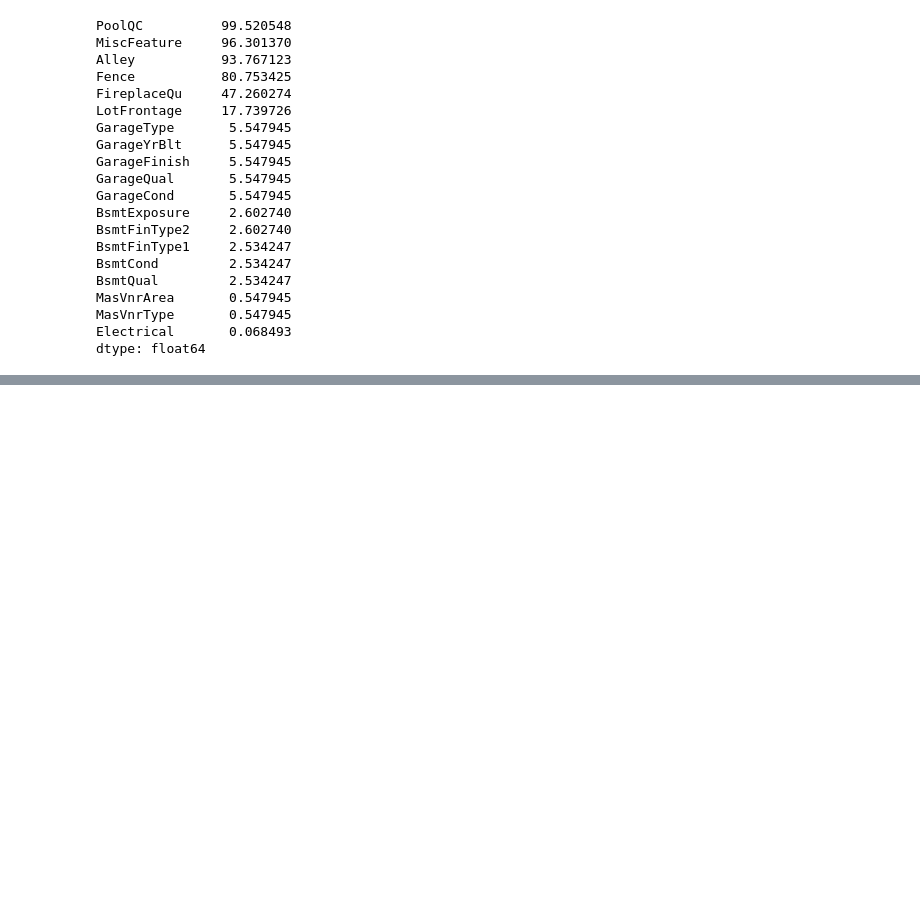
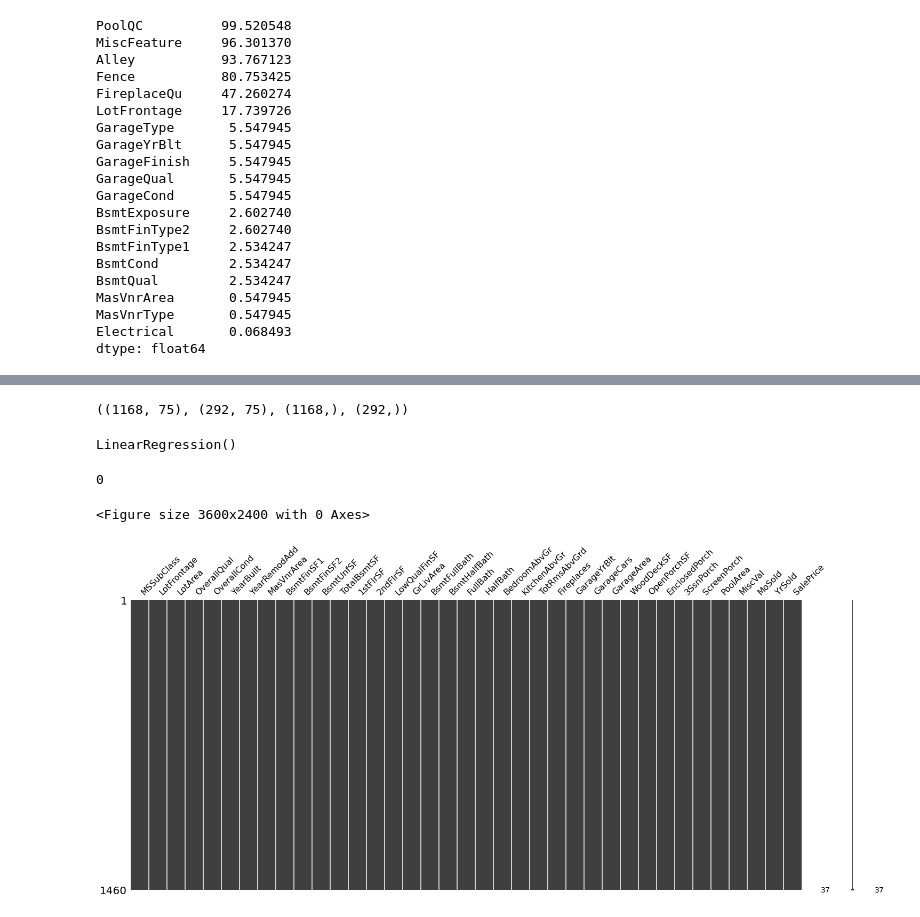
Before and after one commit to ashen007/Housing-Sale-Price-analysis, a Jupyter notebook: analysis/complete EDA on House price.ipynb, the cells around one changed output, grey strips where cells are left out. Saved outputs shown, nothing was run; the diff lists cells and outputs as text; code cells hidden in the pictures; blank space fills up the shorter version.

Commit message:
imputation done using categorical features with arbitarray value 'missing' and for numerical features used regression, mean median and random value methods.

```diff
--- a/analysis/complete EDA on House price.ipynb
+++ b/analysis/complete EDA on House price.ipynb
@@ -117,0 +233,28 @@ dtype: float64
+# %%
+x = data_copy.drop('LotFrontage',axis=1)
+y = data_copy['LotFrontage']
+x_train,x_test,y_train,y_test = train_test_split(x,y,test_size=0.2,random_state=64)
+x_train.shape,x_test.shape,y_train.shape,y_test.shape
+# %% [output]
+((1168, 75), (292, 75), (1168,), (292,))
+# %%
+imputer_LFA = LinearRegression()
+imputer_LFA.fit(x_train[['LotArea','SalePrice']].select_dtypes(include=np.number),y_train)
+# %% [output]
+LinearRegression()
+# %%
+na_index = data.isna().index[np.where(data['LotFrontage'].isna().values)]
+x_ = data[['LotArea','SalePrice']].loc[na_index]
+predict_ = imputer_LFA.predict(x_)
+# %%
+data.loc[na_index,'LotFrontage'] = predict_
+data['LotFrontage'].isna().sum()
+# %% [output]
+0
+# %%
+plt.figure(figsize=[12,8],dpi=300)
+mn.matrix(data.select_dtypes(include=np.number))
+plt.show()
+# %% [output]
+<Figure size 3600x2400 with 0 Axes>
+[figure, added]
```
Also changed, not shown: parts of 12 cells of this notebook.
